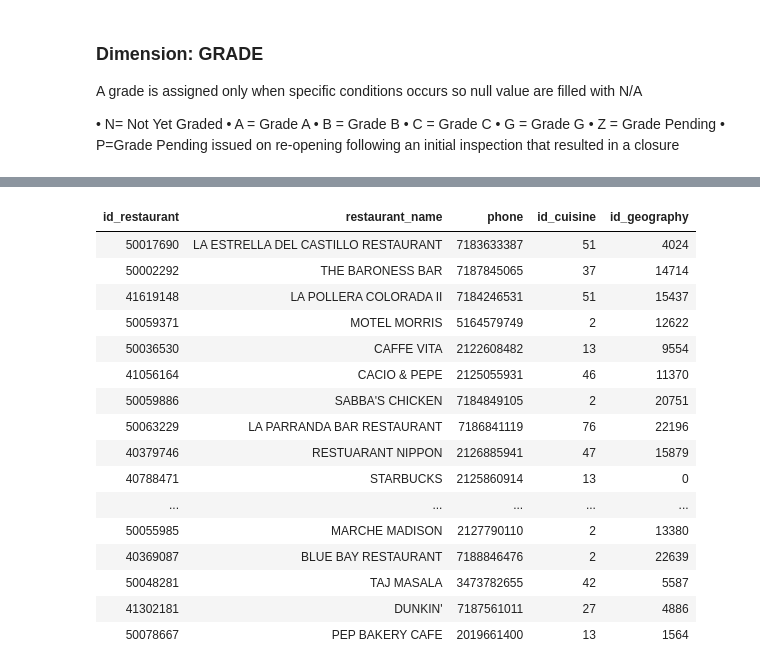
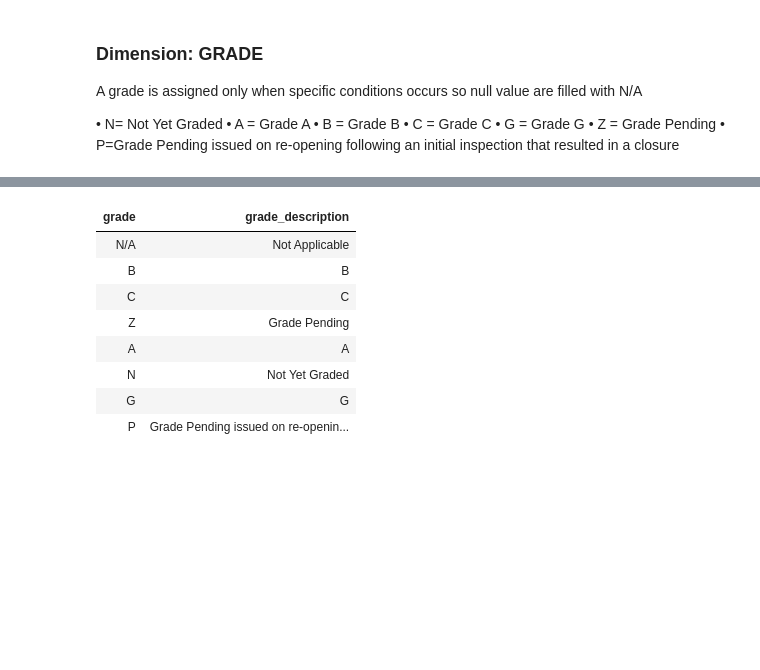
Before and after one commit to airaghidavide/NYCRestaurantsInspections, a Jupyter notebook: Restaurants_Inspections.ipynb, the cells around one changed output, grey strips where cells are left out. Saved outputs shown, nothing was run; the diff lists cells and outputs as text; code cells hidden in the pictures; blank space fills up the shorter version.

```diff
--- a/Restaurants_Inspections.ipynb
+++ b/Restaurants_Inspections.ipynb
@@ -395,0 +330,4 @@ where grade is null
+# %%
+dx = spark.sql("select distinct grade from nyc_restaurant_inspection_results")
+dim_grade = dx.select("*").toPandas()
+dim_grade['grade'] = dim_grade['grade'].replace({None:'N/A'})
@@ -396,9 +348,3 @@ where grade is null
 # %%
-ds['grade'].fillna(value='N/A',inplace = True)
-le = LabelEncoder()
-ds['id_grade'] = le.fit_transform(ds['grade'].values)
-ds['grade_description'] = ds['grade'].replace({'A':'A','B':'B','C':'C','G':'G','N':'Not Yet Graded','Z':'Grade Pending','P':'Grade Pending issued on re-opening following an initial inspection that resulted in a closure','N/A':'Not Applicable'})
-dim_grade = ds[['id_grade','grade','grade_description']].drop_duplicates()
-ds.reset_index(drop = True)
-display(dim_grade)
+dim_grade['grade_description'] = dim_grade['grade'].replace({'A':'A','B':'B','C':'C','G':'G','N':'Not Yet Graded','Z':'Grade Pending','P':'Grade Pending issued on re-opening following an initial inspection that resulted in a closure','N/A':'Not Applicable'})
 # %% [output]
@@ -508,20 +352,12 @@ dim_restaurant = ds[['id_restaurant','restaurant_name','phone','id_cuisine','id_
 # %%
-display(dim_restaurant)
+display(dim_grade)
 # %% [output]
-| id_restaurant | restaurant_name | phone | id_cuisine | id_geography |
-| 50017690 | LA ESTRELLA DEL CASTILLO RESTAURANT | 7183633387 | 51 | 4024 |
-| 50002292 | THE BARONESS BAR | 7187845065 | 37 | 14714 |
-| 41619148 | LA POLLERA COLORADA II | 7184246531 | 51 | 15437 |
-| 50059371 | MOTEL MORRIS | 5164579749 | 2 | 12622 |
-| 50036530 | CAFFE VITA | 2122608482 | 13 | 9554 |
-| 41056164 | CACIO & PEPE | 2125055931 | 46 | 11370 |
-| 50059886 | SABBA'S CHICKEN | 7184849105 | 2 | 20751 |
-| 50063229 | LA PARRANDA BAR RESTAURANT | 7186841119 | 76 | 22196 |
-| 40379746 | RESTUARANT NIPPON | 2126885941 | 47 | 15879 |
-| 40788471 | STARBUCKS | 2125860914 | 13 | 0 |
-| ... | ... | ... | ... | ... |
-| 50055985 | MARCHE MADISON | 2127790110 | 2 | 13380 |
-| 40369087 | BLUE BAY RESTAURANT | 7188846476 | 2 | 22639 |
-| 50048281 | TAJ MASALA | 3473782655 | 42 | 5587 |
-| 41302181 | DUNKIN' | 7187561011 | 27 | 4886 |
-| 50078667 | PEP BAKERY CAFE | 2019661400 | 13 | 1564 |
+| grade | grade_description |
+| N/A | Not Applicable |
+| B | B |
+| C | C |
+| Z | Grade Pending |
+| A | A |
+| N | Not Yet Graded |
+| G | G |
+| P | Grade Pending issued on re-openin... |
```
Also changed, not shown: parts of 50 cells of this notebook.
